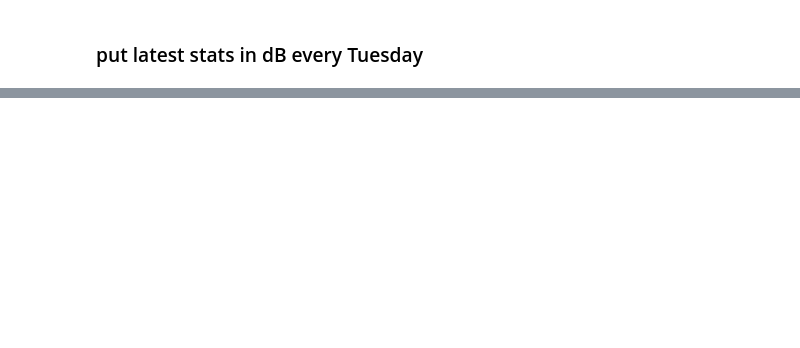
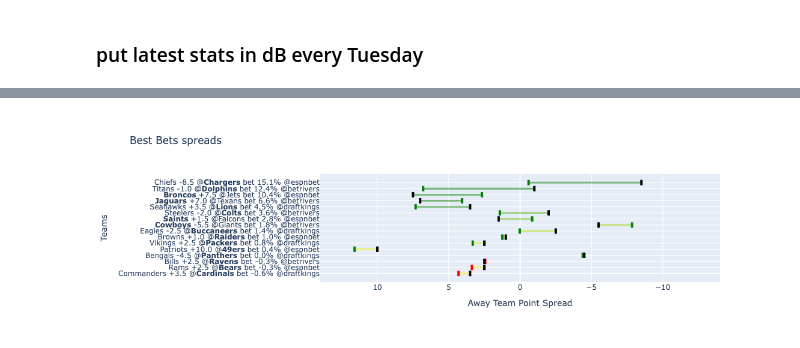
Before and after one commit to dan8239/nfl-data-engineering, a Jupyter notebook: src/inference/inference_notebook.ipynb, the cells around one changed output, grey strips where cells are left out. Drawn from its saved outputs; the diff is of its cells as text; code cells hidden in the pictures; blank space fills up the shorter version.

```diff
--- a/src/inference/inference_notebook.ipynb
+++ b/src/inference/inference_notebook.ipynb
@@ -504,0 +124,20 @@ fig.show()
+# %%
+bb = br.get_best_bets()
+# %%
+bb.sort_values(by=["market", "expected_value"], ascending=False, inplace=True)
+bb[[
+    "game",
+    "away_spread_modeled",
+    "away_spread",
+    "outcome",
+    "point",
+    "price",
+    "expected_value",
+    "book",
+    "ideal_bet_pcnt",
+    "ideal_bet_pcnt_diluted",
+    "ideal_bet_amount",
+    "ideal_bet_amount_diluted",
+    "break_even_odds",
+    "cover_pcnt",
+]]
@@ -504,0 +162,13 @@ fig.show()
+# %%
+importlib.reload(viz_engine)
+ve = viz_engine.VizEngine()
+# %%
+spreads = bb[bb["market"] == "spreads"]
+h2h = bb[bb["market"] == "h2h"]
+# %%
+fig = ve.create_best_bets_graph(best_bets=spreads,
+                            year=year,
+                            week=week,
+                            market_type="spreads")
+# %% [output]
+[figure, added]
```
Also changed, not shown: parts of 43 cells of this notebook, 7 other files.
